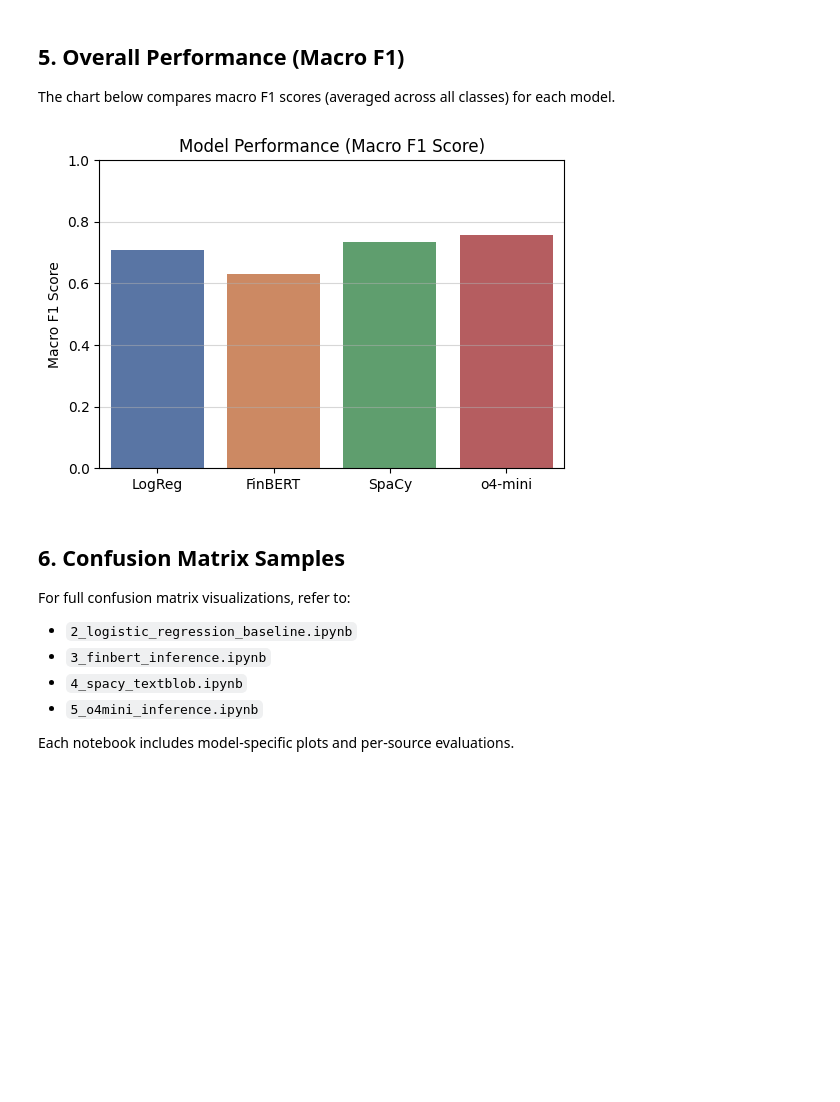
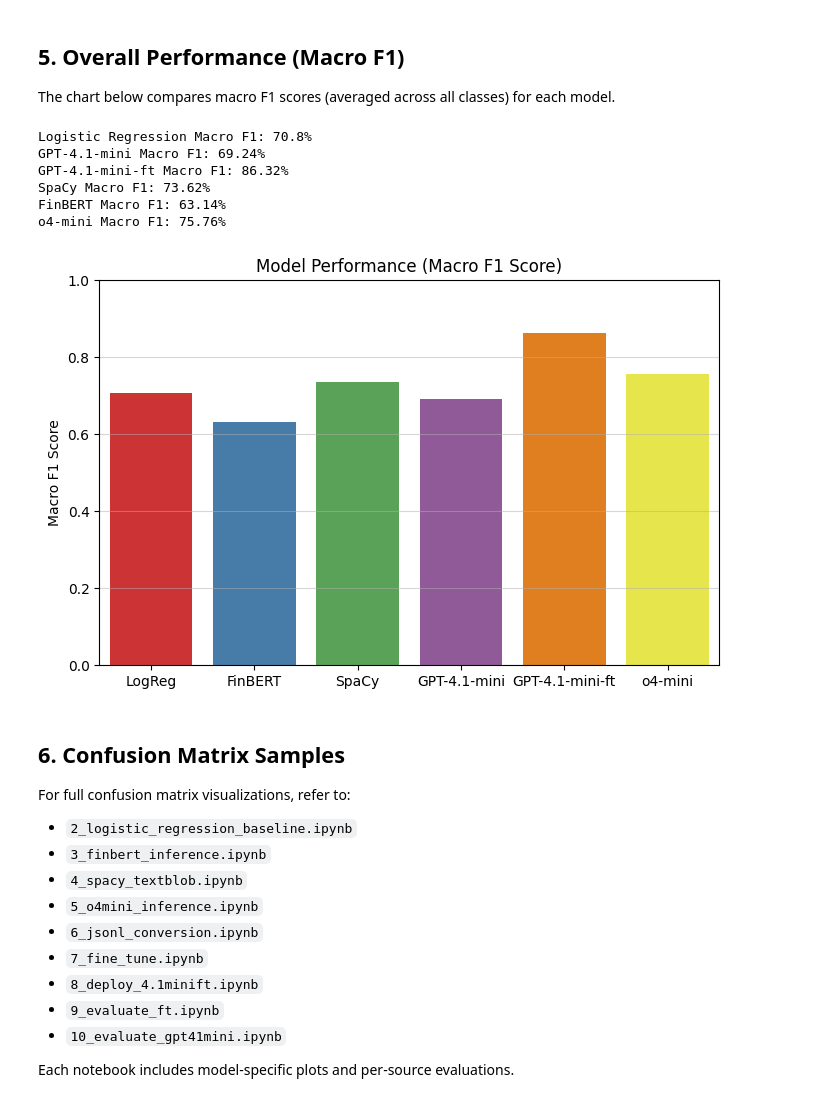
Before and after one commit to sidmaji/financial-sentiment-analysis, a Jupyter notebook: demo.ipynb, the cells around one changed output. Cells and saved outputs as stored; diff of their text form; code cells hidden in the pictures; blank space fills up the shorter version.

Commit message:
evaluated fine-tuned GPT-4.1-mini and regular non-finetuned

```diff
--- a/demo.ipynb
+++ b/demo.ipynb
@@ -88,34 +127,70 @@ The chart below compares macro F1 scores (averaged across all classes) for each
+# %%
+true_labels = df["label"].tolist()
+no_fpb_labels = df[df["source"] != "FPB"]["label"].tolist()
+old_val = pd.read_csv(
+    "./data/processed/val_old.csv"
+)  # this was the validation dataset before removing sentences with less than 3 words, which the o4-mini model was evaluated on
+old_val_labels = old_val["label"].tolist()
+
+f1_scores = {
+    "LogReg": f1_score(true_labels, lr_preds, average="macro"),
+    "FinBERT": f1_score(no_fpb_labels, finbert_preds, average="macro"),
+    "SpaCy": f1_score(true_labels, spacy_preds, average="macro"),
+    "GPT-4.1-mini": f1_score(true_labels, gpt4_preds, average="macro"),
+    "GPT-4.1-mini-ft": f1_score(true_labels, gpt4_ft_preds, average="macro"),
+    "o4-mini": f1_score(old_val_labels, o4_preds, average="macro"),
+}
+
+print(
+    "Logistic Regression Macro F1:",
+    str(round(f1_scores["LogReg"] * 100, 2)) + "%",
+)
+print(
+    "GPT-4.1-mini Macro F1:",
+    str(round(f1_scores["GPT-4.1-mini"] * 100, 2)) + "%",
+)
+print(
+    "GPT-4.1-mini-ft Macro F1:",
+    str(round(f1_scores["GPT-4.1-mini-ft"] * 100, 2)) + "%",
+)
+print(
+    "SpaCy Macro F1:",
+    str(round(f1_scores["SpaCy"] * 100, 2)) + "%",
+)
+print(
+    "FinBERT Macro F1:",
+    str(round(f1_scores["FinBERT"] * 100, 2)) + "%",
+)
+print(
+    "o4-mini Macro F1:",
+    str(round(f1_scores["o4-mini"] * 100, 2)) + "%",
+)
+# %% [output]
+Logistic Regression Macro F1: 70.8%
+GPT-4.1-mini Macro F1: 69.24%
+GPT-4.1-mini-ft Macro F1: 86.32%
+SpaCy Macro F1: 73.62%
+FinBERT Macro F1: 63.14%
+o4-mini Macro F1: 75.76%
 # %%
-lr = pd.read_csv("./models/lr/lr-preds.csv", index_col=0)
-finbert = pd.read_csv("./models/finbert/finbert-preds.csv", index_col=0)
-spacy = pd.read_csv("./models/spacy/spacy-custom-preds.csv", index_col=0)
-o4 = pd.read_csv("./models/o4/o4-mini-preds.csv", index_col=0)
-
-f1_scores = {
-    "LogReg": lr.loc["macro avg", "f1-score"],
-    "FinBERT": finbert.loc["macro avg", "f1-score"],
-    "SpaCy": spacy.loc["macro avg", "f1-score"],
-    "o4-mini": o4.loc["macro avg", "f1-score"],
-}
-
-plt.figure(figsize=(6, 4))
+plt.figure(figsize=(8, 5))
 sns.barplot(
     x=list(f1_scores.keys()),
     y=list(f1_scores.values()),
     hue=list(f1_scores.keys()),
-    palette="deep",
+    palette="Set1",
     legend=False,
 )
 plt.ylim(0, 1)
 plt.ylabel("Macro F1 Score")
 plt.title("Model Performance (Macro F1 Score)")
 plt.grid(axis="y", linestyle="-", alpha=0.5)
 plt.savefig(
     "./outputs/visualizations/model_performance.png", dpi=200, bbox_inches="tight"
 )
 plt.show()
 # %% [output]
-[figure, old version]
+[figure, new version]
 # %% [markdown]
 ## 6. Confusion Matrix Samples
 
@@ -125,6 +200,11 @@ For full confusion matrix visualizations, refer to:
 -   `3_finbert_inference.ipynb`
 -   `4_spacy_textblob.ipynb`
 -   `5_o4mini_inference.ipynb`
+-   `6_jsonl_conversion.ipynb`
+-   `7_fine_tune.ipynb`
+-   `8_deploy_4.1minift.ipynb`
+-   `9_evaluate_ft.ipynb`
+-   `10_evaluate_gpt41mini.ipynb`
 
 Each notebook includes model-specific plots and per-source evaluations.
 # %% [markdown]
```
Also changed, not shown: parts of 4 cells of this notebook, 12 other files.
